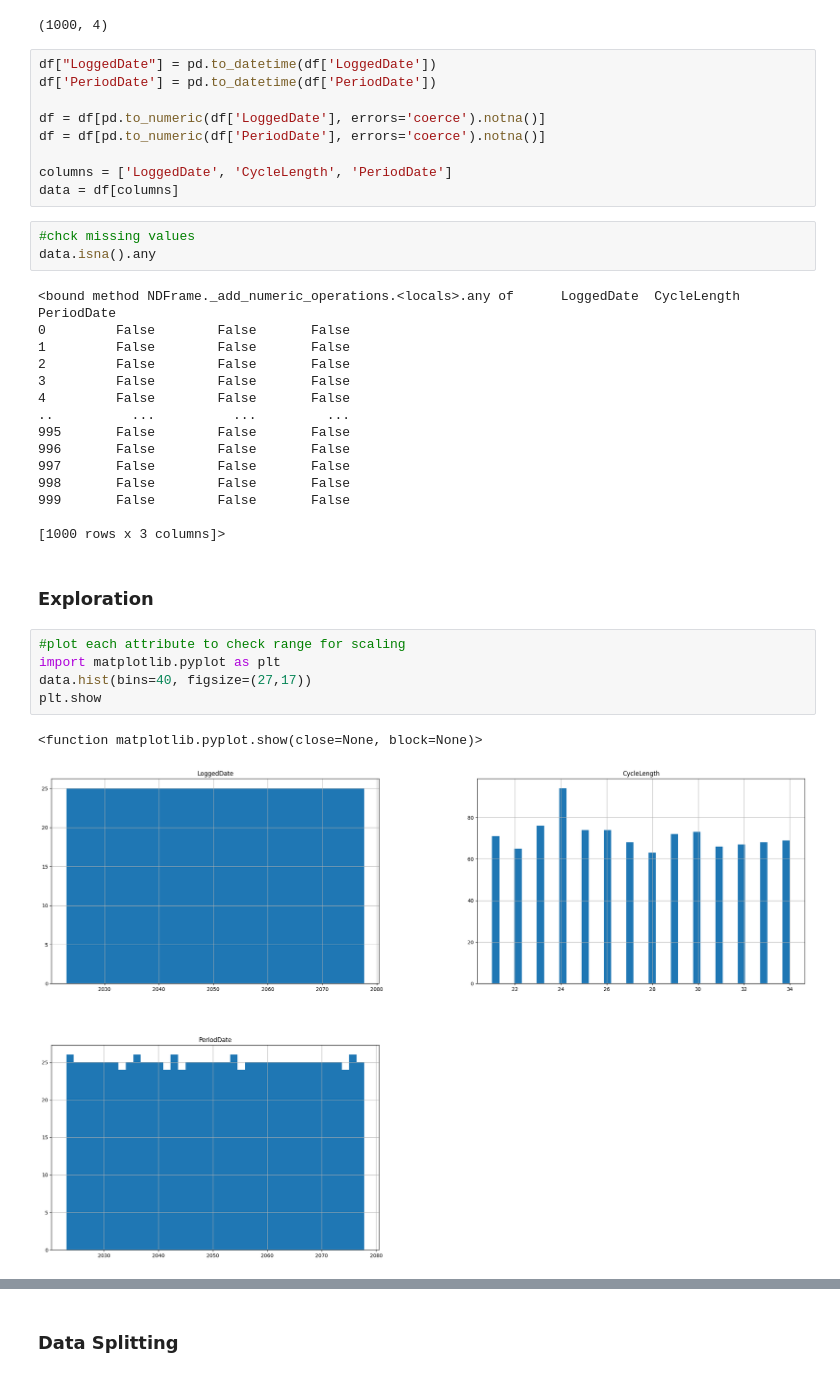
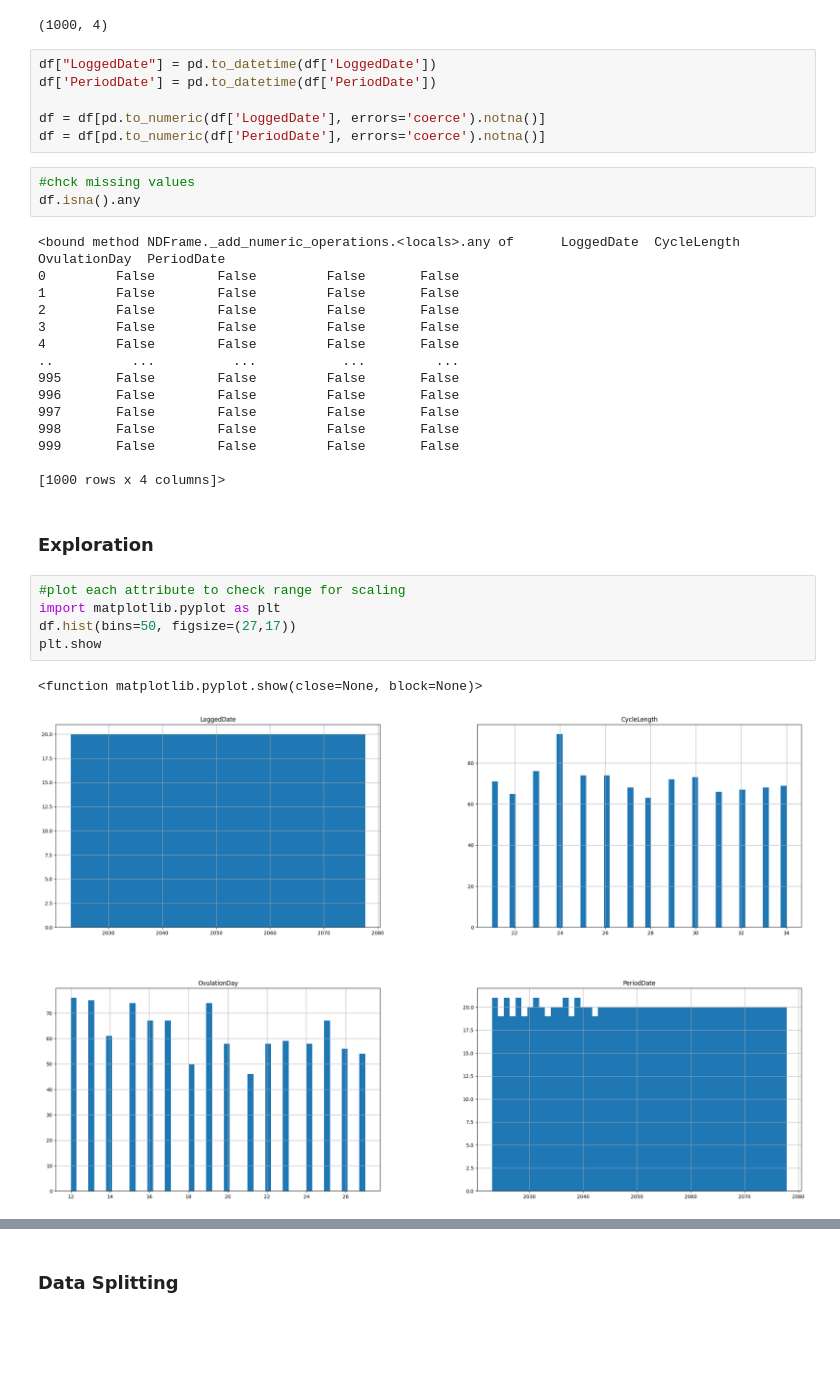
Before and after one commit to jefftrojan/Femcycle, a Jupyter notebook: backend/model.ipynb, the cells around one changed output, grey strips where cells are left out. Cells and saved outputs as stored; diff of their text form; blank space fills up the shorter version.

```diff
--- a/backend/model.ipynb
+++ b/backend/model.ipynb
@@ -34,34 +25,31 @@ df['PeriodDate'] = pd.to_datetime(df['PeriodDate'])
 
 df = df[pd.to_numeric(df['LoggedDate'], errors='coerce').notna()]
 df = df[pd.to_numeric(df['PeriodDate'], errors='coerce').notna()]
-
-columns = ['LoggedDate', 'CycleLength', 'PeriodDate']
-data = df[columns]
 # %%
 #chck missing values
-data.isna().any
+df.isna().any
 # %% [output]
-<bound method NDFrame._add_numeric_operations.<locals>.any of      LoggedDate  CycleLength  PeriodDate
-0         False        False       False
-1         False        False       False
-2         False        False       False
-3         False        False       False
-4         False        False       False
-..          ...          ...         ...
-995       False        False       False
-996       False        False       False
-997       False        False       False
-998       False        False       False
-999       False        False       False
+<bound method NDFrame._add_numeric_operations.<locals>.any of      LoggedDate  CycleLength  OvulationDay  PeriodDate
+0         False        False         False       False
+1         False        False         False       False
+2         False        False         False       False
+3         False        False         False       False
+4         False        False         False       False
+..          ...          ...           ...         ...
+995       False        False         False       False
+996       False        False         False       False
+997       False        False         False       False
+998       False        False         False       False
+999       False        False         False       False
 
-[1000 rows x 3 columns]>
+[1000 rows x 4 columns]>
 # %% [markdown]
 ### Exploration
 # %%
 #plot each attribute to check range for scaling
 import matplotlib.pyplot as plt
-data.hist(bins=40, figsize=(27,17))
+df.hist(bins=50, figsize=(27,17))
 plt.show
 # %% [output]
 <function matplotlib.pyplot.show(close=None, block=None)>
-[figure, old version]
+[figure, new version]
```
Also changed, not shown: parts of 16 cells of this notebook, 7 other files.
